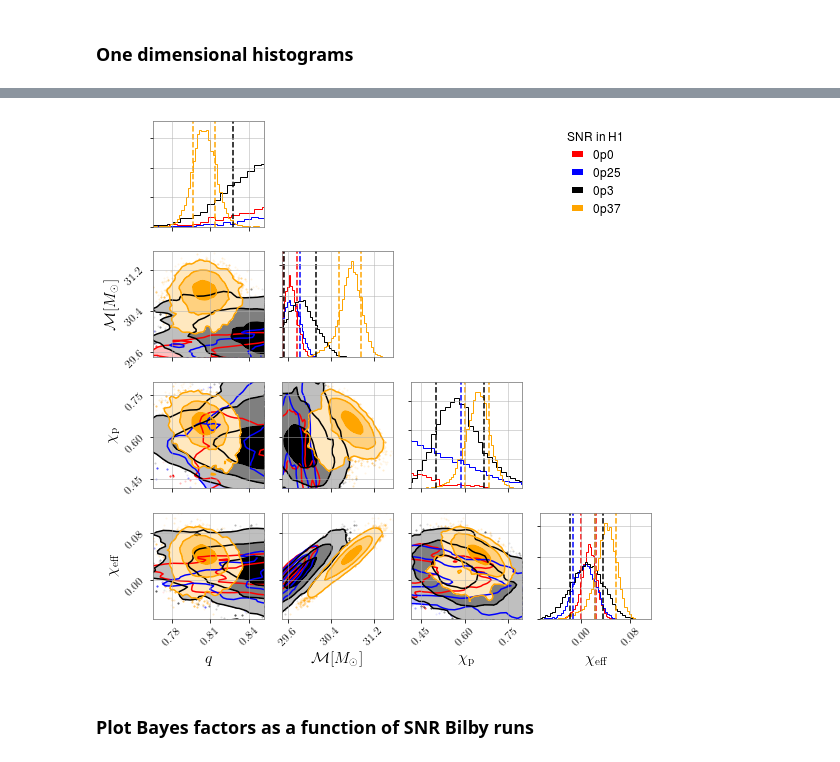
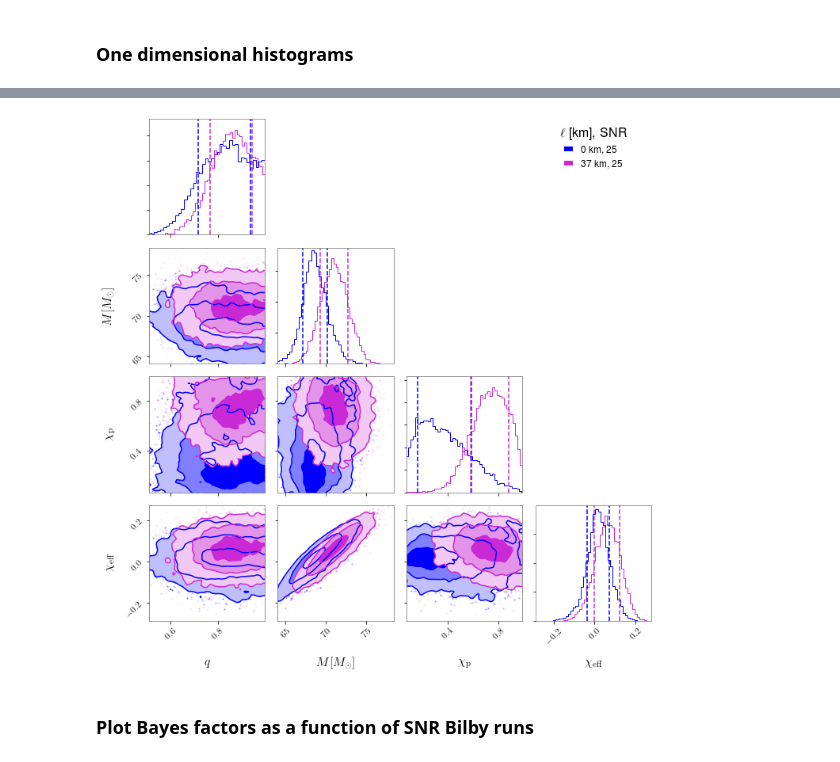
Before and after one commit to mariaokounkova/BeyondGRAnalysis, a Jupyter notebook: BilbyAnalysis.ipynb, the cells around one changed output, grey strips where cells are left out. Saved outputs shown, nothing was run; the diff lists cells and outputs as text; code cells hidden in the pictures.

```diff
--- a/BilbyAnalysis.ipynb
+++ b/BilbyAnalysis.ipynb
@@ -7,18 +7,23 @@ Maria Okounkova (mokounkova@flatironinstitute.org)
 # %% [markdown]
 ### Imports
 # %%
-import json
 import matplotlib
 import matplotlib.pyplot as plt
 import numpy as np
-import seaborn as sns
+#import seaborn as sns
 import corner
 from astropy import constants as const
 from math import pi
-import lal
-import lalsimulation as lalsim
+#import lal
+#import lalsimulation as lalsim
 import pesummary
 from pesummary.io import read
+import json
+import os.path
+
+# Plot parameters
+matplotlib.rcParams['mathtext.fontset'] = 'stix'
+matplotlib.rcParams['font.family'] = 'STIXGeneral'
 # %% [markdown]
 ### Functions for injection values, Bayes factors, evidences, etc
 # %%
@@ -143,6 +104,11 @@ def EllinKm(ell_string, mass):
 def SummaryPageFile(name):
     return "/home/maria.okounkova/BeyondGRAnalysis/BilbyPE/" + name + \
         "/summary_pages/samples/posterior_samples.h5"
+# %%
+## Grab the mass
+p = '/home/maria.okounkova/BeyondGRAnalysis/BilbyPE/PHENOM_dCS_0p0_25'
+TruthDict = GetTruthDict(p)
+mass = TruthDict['mass']
 # %% [markdown]
 ### One dimensional histograms
 # %%
@@ -198,59 +138,47 @@ Histograms()
 # %%
-def CornerPlot():
+def CornerPlot(cmap):
     """ Make a corner plot of Bilby runs on GR injections with various SNRs"""
 
     base = '/home/maria.okounkova/BeyondGRAnalysis/BilbyPE/'
-    parameters = ['mass_ratio', 'chirp_mass', 'chi_eff', 'chi_p']
+    parameters = ['mass_ratio', 'total_mass', 'chi_eff', "chi_p"]
     dim = len(parameters)
 
-    snr_values = ["25", "75", "125"]
-    ps = [base + 'PHENOM_dCS_0p0_' + snr for snr in snr_values]
+    ells = ['0p0', '0p37']
+    snrs = ['25' for ell in ells]
+    colors = sns.color_palette(cmap, n_colors=len(snrs) + 1)
 
-    ell_values = ['0p0', '0p25', '0p3', '0p37']
-    SNR = '125'
-    ps = [base + 'PHENOM_dCS_' + ell + '_' + SNR for ell in ell_values]
-
-    labels = ell_values
-
-    TruthDict = GetTruthDict(ps[0])
-    truths = [TruthDict[q] for q in parameters]
-    mass = TruthDict['mass']
-
-    fig, ax_arr = plt.subplots(dim, dim, figsize = (8,8))
+    fig, ax_arr = plt.subplots(dim, dim, figsize = (10, 10))
     handles = []
 
-    colors = ['red', 'blue', 'black', 'orange']
-    #cmap = 'magma'
-    #colors = sns.color_palette(cmap, n_colors=len(ps) + 1)
+    for ell, snr, c in zip(ells, snrs, colors):
 
-    for p, label, color in zip(ps, labels, colors):
-
-        file_name = p + "/summary_pages/samples/posterior_samples.h5"
+        file_name = SummaryPageFile('PHENOM_dCS_' + ell + '_' + snr)
         data = read(file_name)
         samples_dict = data.samples_dict
         posterior_samples = samples_dict["summary_pages"]
 
         posterior_samples.plot(type="corner",
-                             parameters=parameters, fig = fig, color = color, inj_value = truths, label = label)
+                             parameters=parameters, fig = fig, color = c, label = Ell_SNR_String(ell, mass, snr))
 
         ## Dealing with the legend
-        l = ax_arr[0][dim-1].plot([0,0], [0,0], label=label, color = color)
-        #l = ax_arr[0][dim-1].plot(x, y, label='%.1f' % EllinKm(ell, mass), color = color)
+        l = ax_arr[0][dim-1].plot([0,0], [0,0], label=Ell_SNR_String(ell, mass, snr), color = c)
         handles.append(l[0])
 
     ## Plot the injected values myself
 
-    #plt.legend()
-    legend = ax_arr[0][dim-1].legend(handles=handles, frameon=False, title = r'SNR in H1', loc = 'upper center')
-    #legend = ax_arr[0][dim-1].legend(handles=handles, frameon=False, title = r'$\ell$ [km]', loc = 'upper center')
-    plt.setp(legend.get_title(),fontsize=12)
+    legend = ax_arr[0][dim-1].legend(handles=handles, frameon=False, title = r'$\ell$ [km], SNR', loc = 'upper center')
+    plt.setp(legend.get_title(),fontsize=16)
+
+    for ax in fig.get_axes():
+        ax.grid(False)
     #for ax in fig.get_axes():
     #    ax.tick_params(axis='both', labelsize=12, length=6)
+    #ax_arr[0][0].set_xlim([0.7, 1.0])
+    #ax_arr[2][1].set_xlim([60, 75])
 
     plt.tight_layout()
-    #plt.savefig('SNRCornerPlot.pdf')
-    #plt.savefig('dCSCorner_' + SNR + '.pdf')
+    plt.savefig('dCSCorner_25.pdf')
     plt.show()
 
-CornerPlot()
+CornerPlot('gnuplot2')
 # %% [output]
@@ -269,4 +193,4 @@ CornerPlot()
-[figure, old version]
+[figure, new version]
 # %% [markdown]
 ### Plot Bayes factors as a function of SNR Bilby runs
 # %%
```
Also changed, not shown: parts of 6 cells of this notebook.
